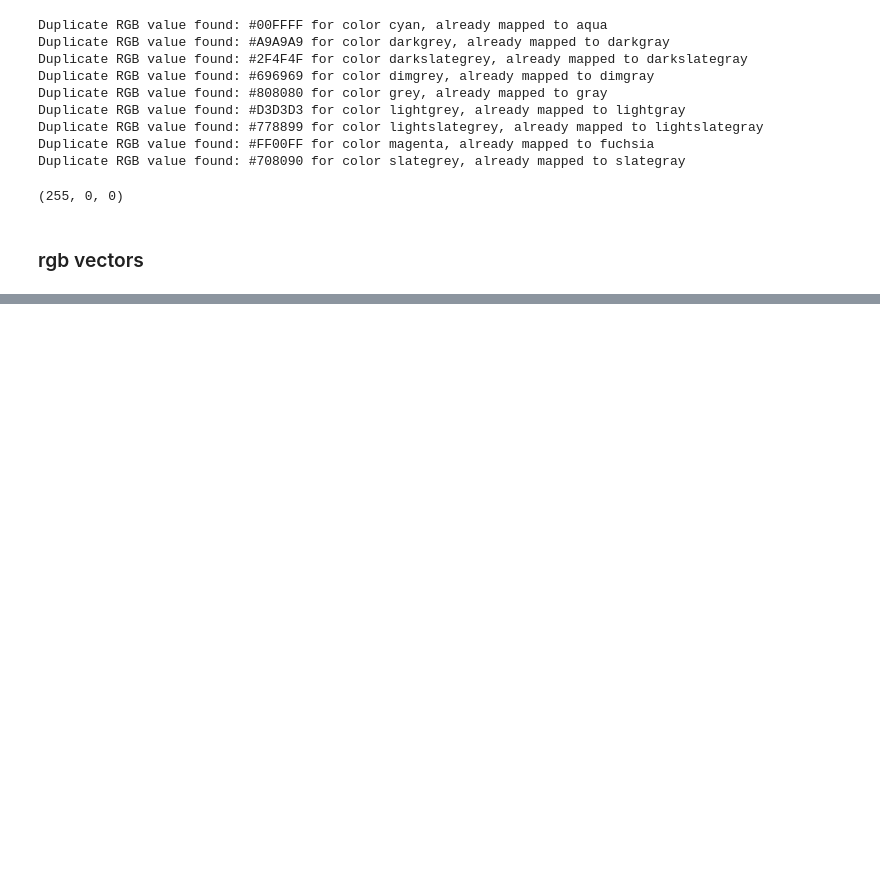
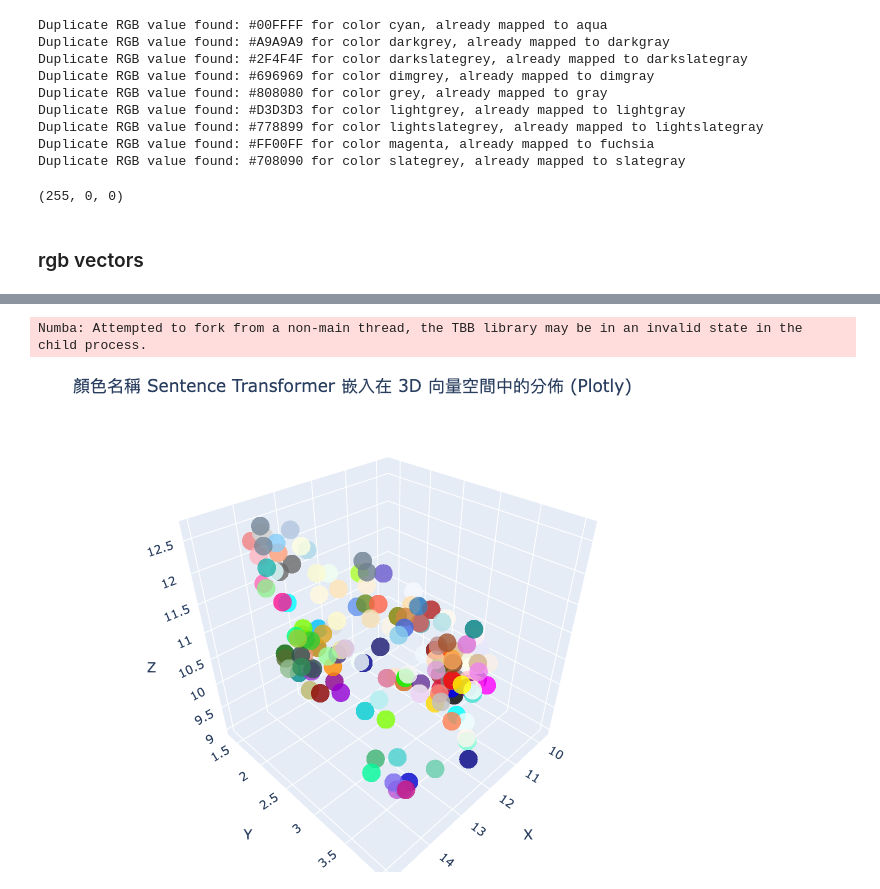
Before and after one commit to hsiaom26/color, a Jupyter notebook: color.ipynb, the cells around one changed output, grey strips where cells are left out. Saved outputs shown, nothing was run; the diff lists cells and outputs as text; code cells hidden in the pictures; blank space fills up the shorter version.

```diff
--- a/color.ipynb
+++ b/color.ipynb
@@ -252,7 +256,7 @@ def plot_color_name_embeddings_3d_plotly_st(
         margin=dict(l=0, r=0, b=0, t=40),
         hovermode='closest'
     )
-    fig.show()
+    return fig
 # %%
 import umap
 import matplotlib.colors as mcolors
@@ -285,0 +294,5 @@ Warning: You are sending unauthenticated requests to the HF Hub. Please set a HF
+# %%
+show_image(emb_fig)
+# %% [output]
+Numba: Attempted to fork from a non-main thread, the TBB library may be in an invalid state in the child process.
+[figure, added]
```
Also changed, not shown: parts of 4 cells of this notebook.
